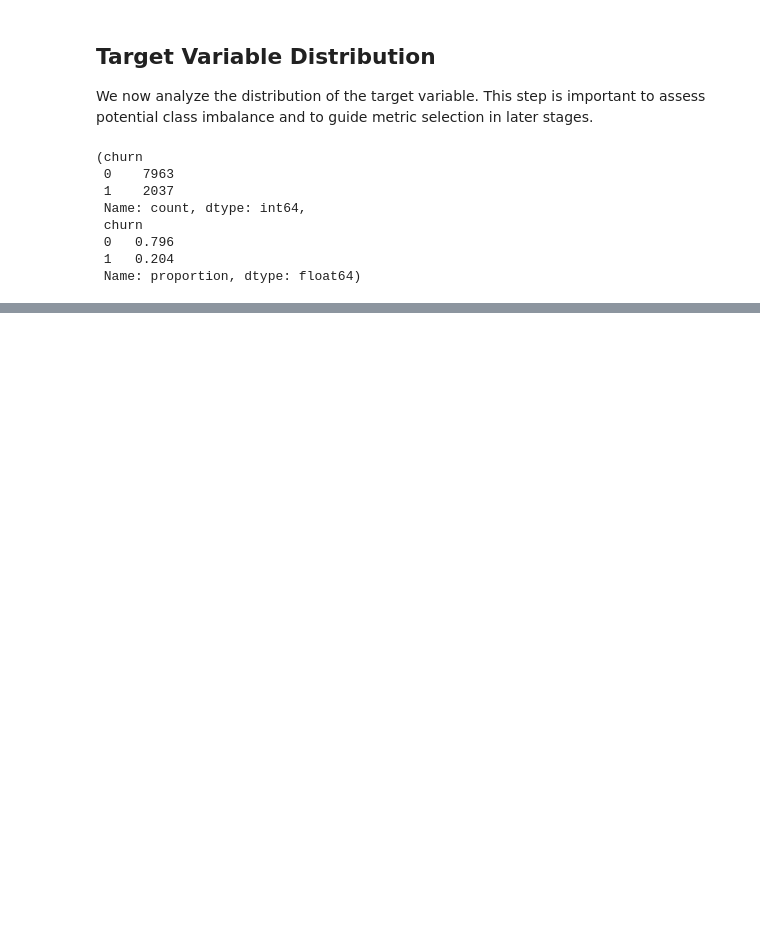
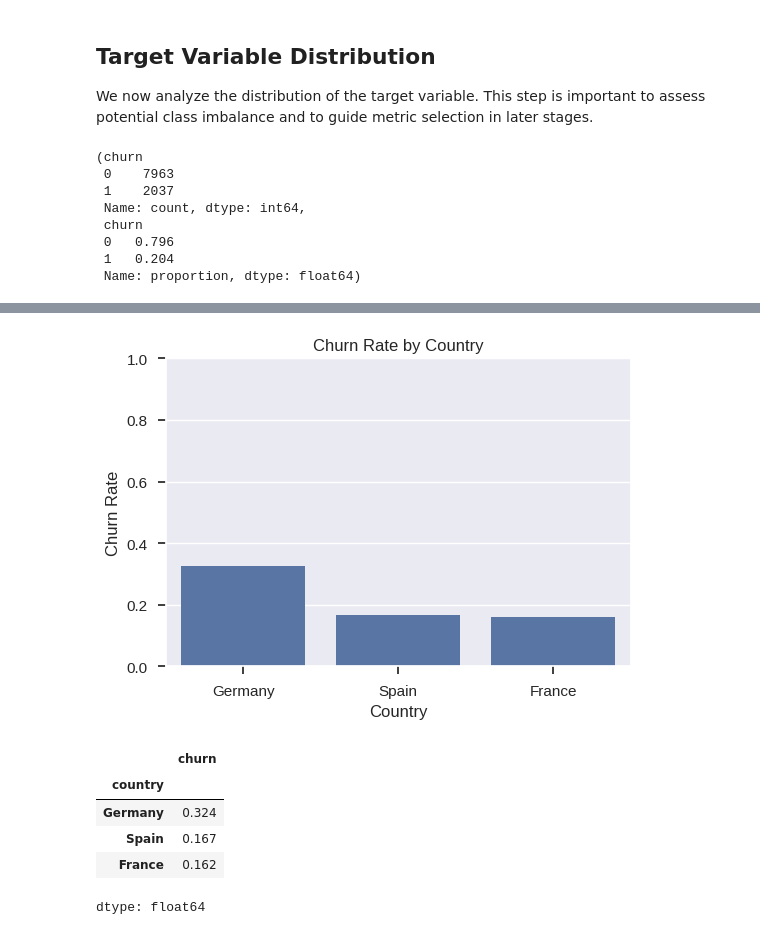
Before and after one commit to laser54/bank-churn-prediction, a Jupyter notebook: notebooks/01_eda.ipynb, the cells around one changed output, grey strips where cells are left out. Saved outputs shown, nothing was run; the diff lists cells and outputs as text; code cells hidden in the pictures; blank space fills up the shorter version.

```diff
--- a/notebooks/01_eda.ipynb
+++ b/notebooks/01_eda.ipynb
@@ -178,0 +252,30 @@ This will be taken into account during model evaluation and threshold selection.
+# %%
+# Churn rate by country
+churn_by_country = (
+    df
+    .groupby("country")[TARGET_COL]
+    .mean()
+    .sort_values(ascending=False)
+)
+
+plt.figure(figsize=(6, 4))
+sns.barplot(
+    x=churn_by_country.index,
+    y=churn_by_country.values
+)
+
+plt.title("Churn Rate by Country")
+plt.ylabel("Churn Rate")
+plt.xlabel("Country")
+plt.ylim(0, 1)
+plt.show()
+
+churn_by_country
+# %% [output]
+[figure, added]
+|  | churn |
+| country |  |
+| Germany | 0.324 |
+| Spain | 0.167 |
+| France | 0.162 |
+dtype: float64
```
Also changed, not shown: parts of 9 cells of this notebook.
